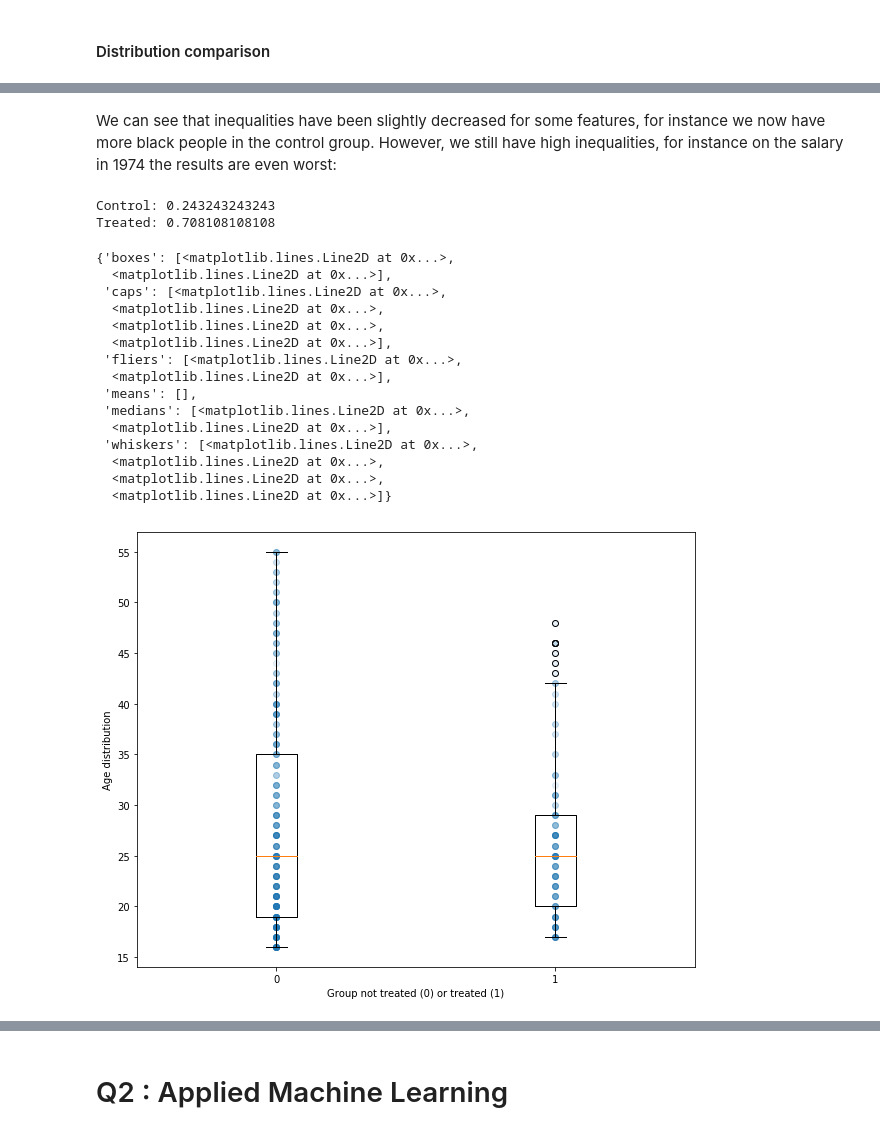
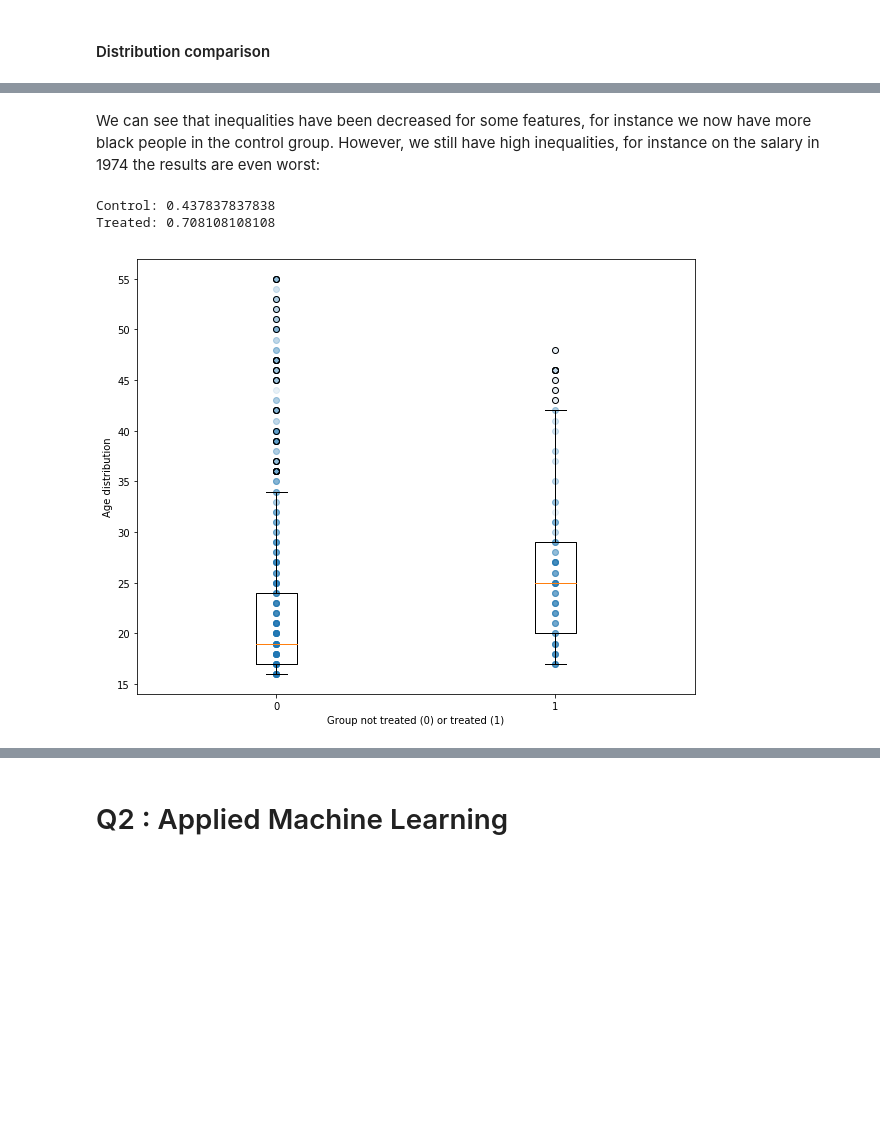
Before and after one commit to Coac/epfl-ada, a Jupyter notebook: 04 - Applied ML/Homework 4.ipynb, the cells around one changed output, grey strips where cells are left out. Drawn from its saved outputs; the diff is of its cells as text; code cells hidden in the pictures; blank space fills up the shorter version.

```diff
--- a/04 - Applied ML/Homework 4.ipynb
+++ b/04 - Applied ML/Homework 4.ipynb
@@ -79,0 +52,5 @@ Correlation: -0.0390327053015
+# %%
+# Calculation of the evolution of the salaries to outline correlations between salary and treatment
+lalonde_df['salary_evol74'] = lalonde_df.re78 - lalonde_df.re74
+lalonde_df['salary_evol75'] = lalonde_df.re78 - lalonde_df.re75
+lalonde_df.corr()
@@ -273,0 +216,5 @@ matching_result
+# %%
+matching_result = max_weight_matching(B, True)
+
+# Printing the 10 first matches
+[(k,v) for k,v in matching_result.items()][:10]
@@ -316,38 +274,20 @@ control_df.describe()
 # %% [markdown]
-We can see that inequalities have been slightly decreased for some features, for instance we now have more black people in the control group. However, we still have high inequalities, for instance on the salary in 1974 the results are even worst:
+We can see that inequalities have been decreased for some features, for instance we now have more black people in the control group. However, we still have high inequalities, for instance on the salary in 1974 the results are even worst:
 # %%
 print('Control: ' + str(control_df.re74[control_df.re74 == 0].count() / control_df.re74.count()))
 print('Treated: ' + str(treated_df.re74[treated_df.re74 == 0].count() / treated_df.re74.count()))
 # %% [output]
-Control: 0.243243243243
+Control: 0.437837837838
 Treated: 0.708108108108
 # %%
 plt.figure(figsize=(10, 8))
-plt.scatter(lalonde_df.treat, lalonde_df.age, alpha=0.1)
+plt.scatter(propensity_df.treat, propensity_df.age, alpha=0.1)
 
 plt.xlabel('Group not treated (0) or treated (1)')
 plt.ylabel('Age distribution')
 
-treated_df = lalonde_df[lalonde_df.treat == 1]
-control_df = lalonde_df[lalonde_df.treat == 0]
-
-plt.boxplot([control_df.age, treated_df.age], positions=[0, 1])
+plt.boxplot([control_df.age, treated_df.age], positions=[0, 1]);
 # %% [output]
-{'boxes': [<matplotlib.lines.Line2D at 0x...>,
-  <matplotlib.lines.Line2D at 0x...>],
- 'caps': [<matplotlib.lines.Line2D at 0x...>,
-  <matplotlib.lines.Line2D at 0x...>,
-  <matplotlib.lines.Line2D at 0x...>,
-  <matplotlib.lines.Line2D at 0x...>],
- 'fliers': [<matplotlib.lines.Line2D at 0x...>,
-  <matplotlib.lines.Line2D at 0x...>],
- 'means': [],
- 'medians': [<matplotlib.lines.Line2D at 0x...>,
-  <matplotlib.lines.Line2D at 0x...>],
- 'whiskers': [<matplotlib.lines.Line2D at 0x...>,
-  <matplotlib.lines.Line2D at 0x...>,
-  <matplotlib.lines.Line2D at 0x...>,
-  <matplotlib.lines.Line2D at 0x...>]}
-[figure, old version]
+[figure, new version]
 # %%
 plt.figure(figsize=(10, 8))
```
Also changed, not shown: parts of 44 cells of this notebook.
